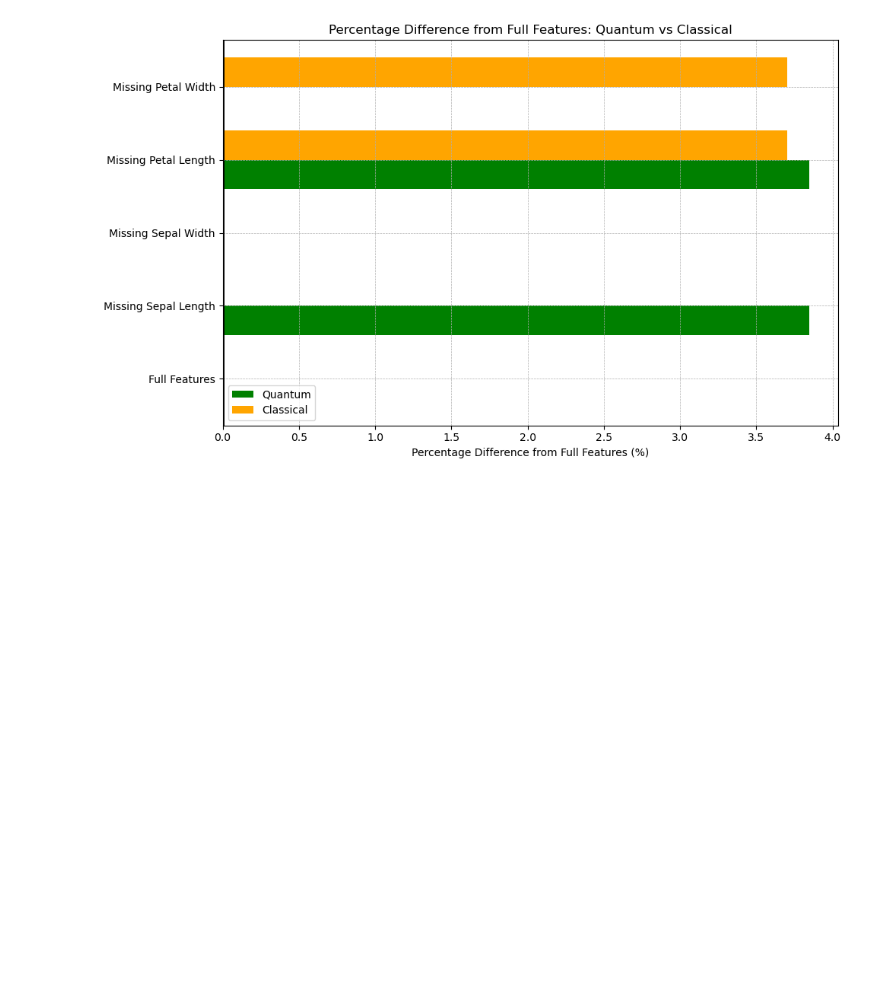
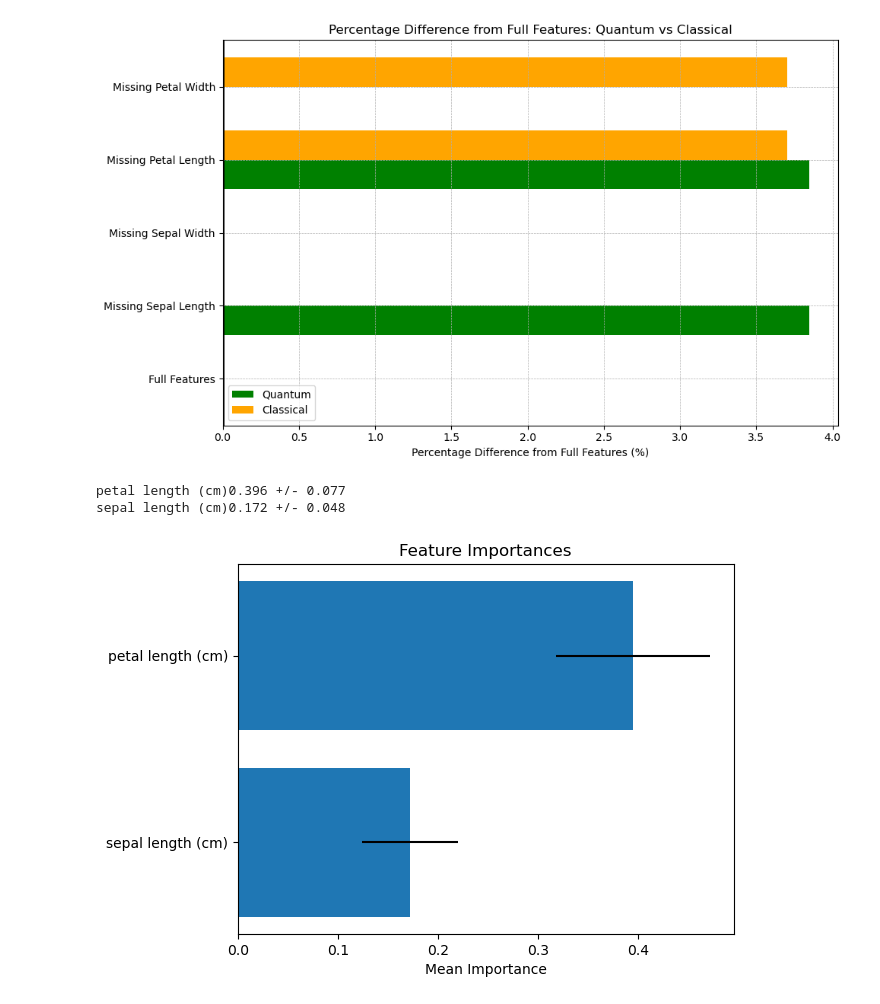
Before and after one commit to LukePower01/ml-to-qml, a Jupyter notebook: iris_qsvm.ipynb, the cells around one changed output. Drawn from its saved outputs; the diff is of its cells as text; code cells hidden in the pictures; blank space fills up the shorter version.

```diff
--- a/iris_qsvm.ipynb
+++ b/iris_qsvm.ipynb
@@ -354,3 +354,45 @@ plt.tight_layout()
 plt.show()
 # %% [output]
 [figure]
+# %%
+from sklearn.inspection import permutation_importance
+r = permutation_importance(qsvc, test_features, test_labels,
+                           n_repeats=30,
+                           random_state=0)
+# %%
+for i in r.importances_mean.argsort()[::-1]:
+    if r.importances_mean[i] - 2 * r.importances_std[i] > 0:
+        print(f"{iris_data.feature_names[i]:<8}"
+              f"{r.importances_mean[i]:.3f}"
+              f" +/- {r.importances_std[i]:.3f}")
+# %% [output]
+petal length (cm)0.396 +/- 0.077
+sepal length (cm)0.172 +/- 0.048
+# %%
+import matplotlib.pyplot as plt
+import numpy as np
+
+feature_names = iris_data.feature_names
+
+# Indices of features, sorted by importance
+sorted_idx = r.importances_mean.argsort()[::-1]
+
+# Prepare labels and their corresponding importance scores and std deviations
+labels = np.array(feature_names)[sorted_idx]
+importance_means = r.importances_mean[sorted_idx]
+importance_stds = r.importances_std[sorted_idx]
+
+# Filter based on your criteria for significance
+significant_indices = [i for i in range(len(importance_means)) if importance_means[i] - 2 * importance_stds[i] > 0]
+significant_labels = labels[significant_indices]
+significant_means = importance_means[significant_indices]
+significant_stds = importance_stds[significant_indices]
+
+# Plot
+plt.barh(significant_labels, significant_means, xerr=significant_stds, align='center')
+plt.xlabel('Mean Importance')
+plt.title('Feature Importances')
+plt.gca().invert_yaxis()  # Invert y-axis to have the most important feature at the top
+plt.show()
+# %% [output]
+[figure, added]
```
Also changed, not shown: 1 other file.
